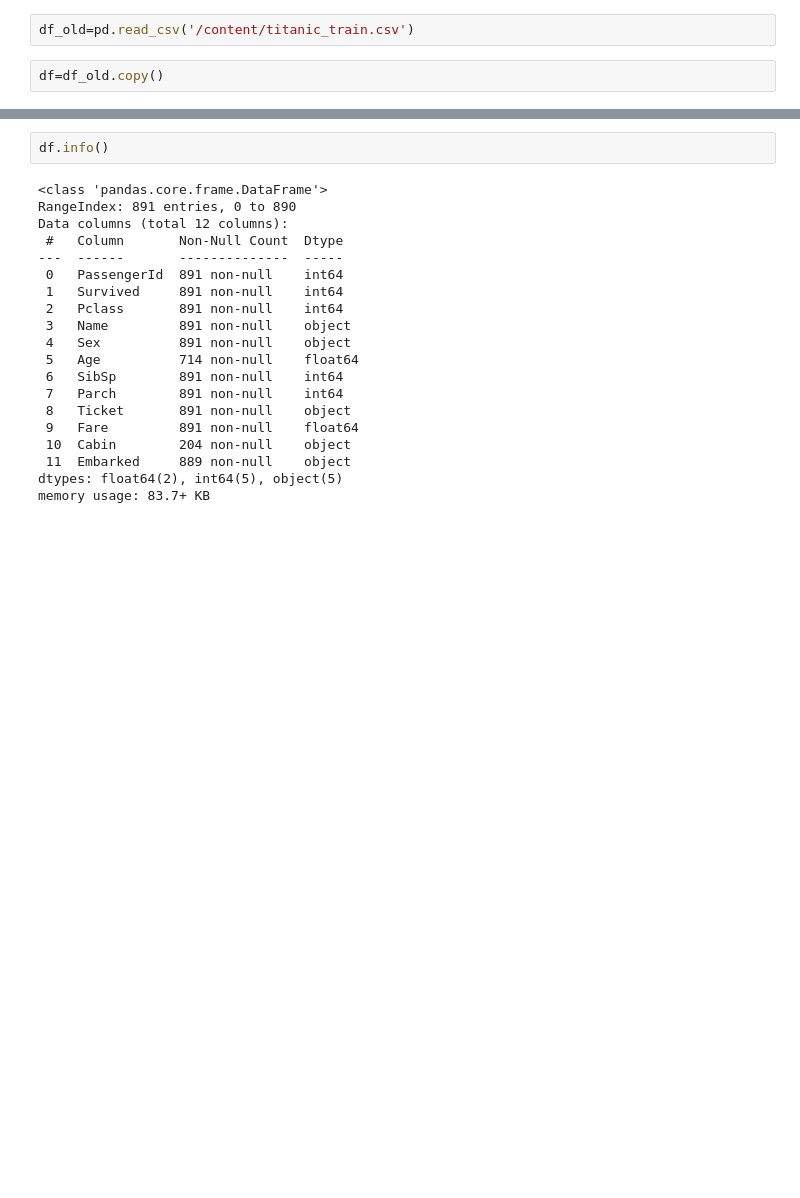
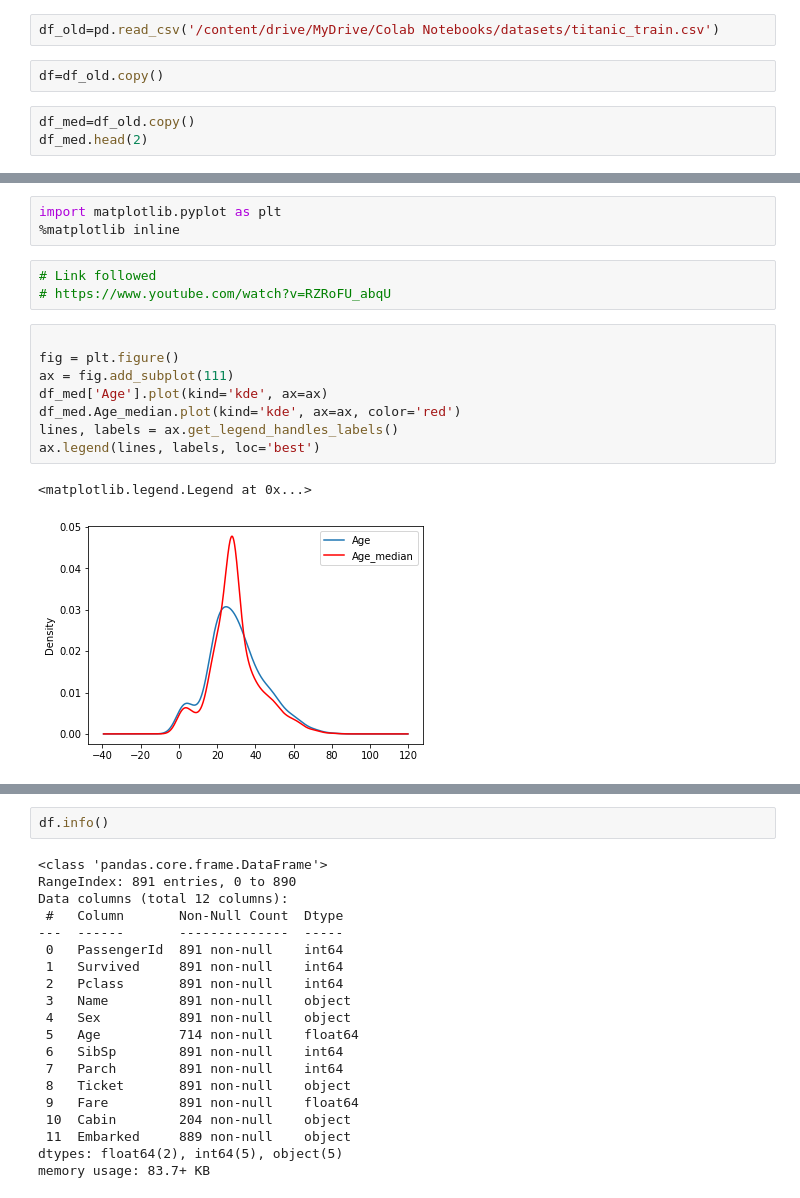
Before and after one commit to manpriyad/Alt, a Jupyter notebook: Missing_values_impute.ipynb, the cells around one changed output, grey strips where cells are left out. Saved outputs shown, nothing was run; the diff lists cells and outputs as text; blank space fills up the shorter version.

```diff
--- a/Missing_values_impute.ipynb
+++ b/Missing_values_impute.ipynb
@@ -8,6 +8,9 @@ import pandas as pd
 import seaborn as sns
 import matplotlib.pyplot as plt
 # %%
-df_old=pd.read_csv('/content/titanic_train.csv')
+df_old=pd.read_csv('/content/drive/MyDrive/Colab Notebooks/datasets/titanic_train.csv')
 # %%
 df=df_old.copy()
+# %%
+df_med=df_old.copy()
+df_med.head(2)
@@ -13,0 +34,17 @@ df=df_old.copy()
+# %%
+import matplotlib.pyplot as plt
+%matplotlib inline
+# %%
+# Link followed
+# https://www.youtube.com/watch?v=RZRoFU_abqU
+# %%
+
+fig = plt.figure()
+ax = fig.add_subplot(111)
+df_med['Age'].plot(kind='kde', ax=ax)
+df_med.Age_median.plot(kind='kde', ax=ax, color='red')
+lines, labels = ax.get_legend_handles_labels()
+ax.legend(lines, labels, loc='best')
+# %% [output]
+<matplotlib.legend.Legend at 0x...>
+[figure, added]
```
Also changed, not shown: parts of 108 cells of this notebook.
